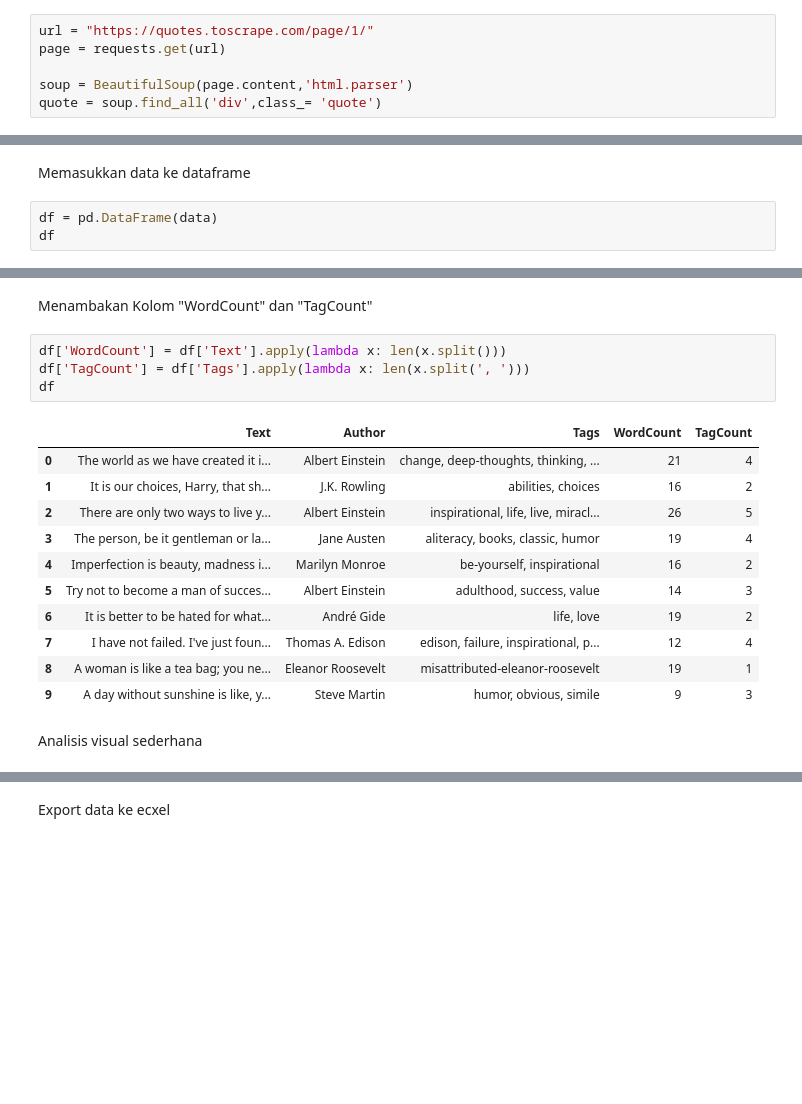
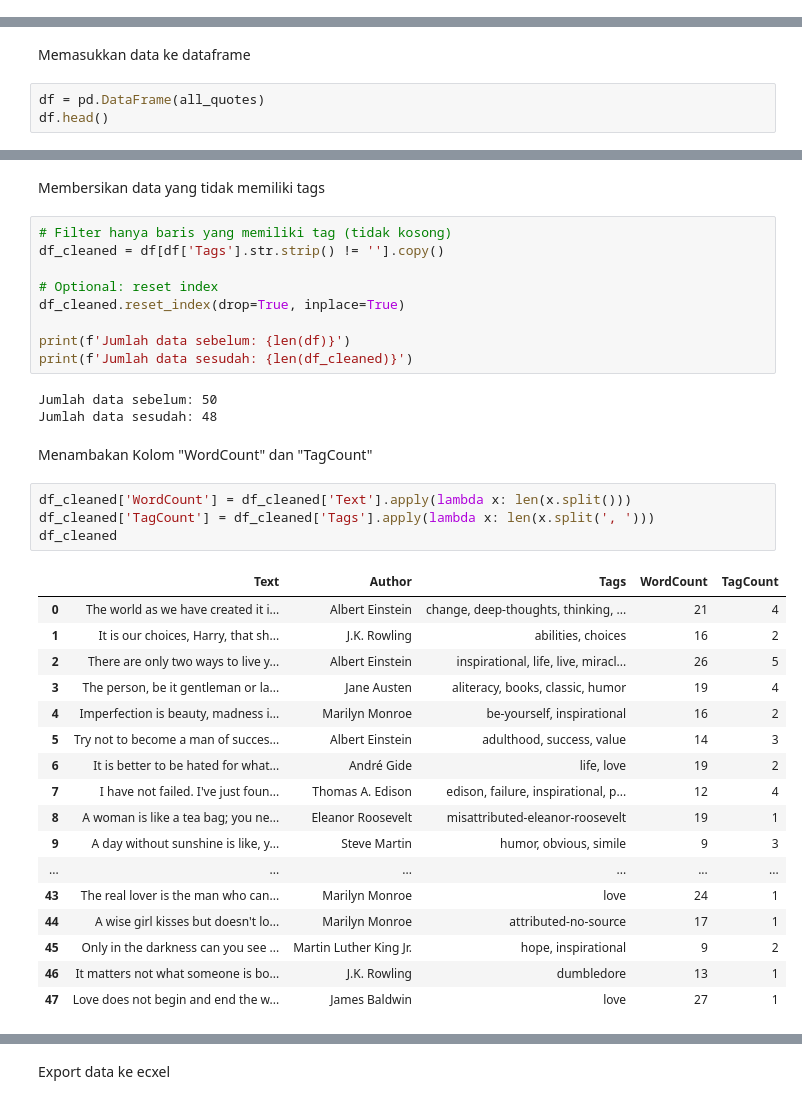
Before and after one commit to SiEggo/scraping, a Jupyter notebook: basic_scraping.ipynb, the cells around one changed output, grey strips where cells are left out. Cells and saved outputs as stored; diff of their text form; blank space fills up the shorter version.

```diff
--- a/basic_scraping.ipynb
+++ b/basic_scraping.ipynb
@@ -14,6 +14,0 @@ Memanggil data halaman web
-# %%
-url = "https://quotes.toscrape.com/page/1/"
-page = requests.get(url)
-
-soup = BeautifulSoup(page.content,'html.parser')
-quote = soup.find_all('div',class_= 'quote')
@@ -57,8 +37,8 @@ data
 # %% [markdown]
 Memasukkan data ke dataframe
 # %%
-df = pd.DataFrame(data)
-df
+df = pd.DataFrame(all_quotes)
+df.head()
 # %% [output]
 |  | Text | Author | Tags |
 | 0 | “The world as we have created it ... | Albert Einstein | change, deep-thoughts, thinking, ... |
@@ -111,20 +96,38 @@ df
+# %% [markdown]
+Membersikan data yang tidak memiliki tags
+# %%
+# Filter hanya baris yang memiliki tag (tidak kosong)
+df_cleaned = df[df['Tags'].str.strip() != ''].copy()
+
+# Optional: reset index
+df_cleaned.reset_index(drop=True, inplace=True)
+
+print(f'Jumlah data sebelum: {len(df)}')
+print(f'Jumlah data sesudah: {len(df_cleaned)}')
+# %% [output]
+Jumlah data sebelum: 50
+Jumlah data sesudah: 48
 # %% [markdown]
 Menambakan Kolom "WordCount" dan "TagCount"
 # %%
-df['WordCount'] = df['Text'].apply(lambda x: len(x.split()))
-df['TagCount'] = df['Tags'].apply(lambda x: len(x.split(', ')))
-df
+df_cleaned['WordCount'] = df_cleaned['Text'].apply(lambda x: len(x.split()))
+df_cleaned['TagCount'] = df_cleaned['Tags'].apply(lambda x: len(x.split(', ')))
+df_cleaned
 # %% [output]
 |  | Text | Author | Tags | WordCount | TagCount |
 | 0 | The world as we have created it i... | Albert Einstein | change, deep-thoughts, thinking, ... | 21 | 4 |
 | 1 | It is our choices, Harry, that sh... | J.K. Rowling | abilities, choices | 16 | 2 |
 | 2 | There are only two ways to live y... | Albert Einstein | inspirational, life, live, miracl... | 26 | 5 |
 | 3 | The person, be it gentleman or la... | Jane Austen | aliteracy, books, classic, humor | 19 | 4 |
 | 4 | Imperfection is beauty, madness i... | Marilyn Monroe | be-yourself, inspirational | 16 | 2 |
 | 5 | Try not to become a man of succes... | Albert Einstein | adulthood, success, value | 14 | 3 |
 | 6 | It is better to be hated for what... | André Gide | life, love | 19 | 2 |
 | 7 | I have not failed. I've just foun... | Thomas A. Edison | edison, failure, inspirational, p... | 12 | 4 |
 | 8 | A woman is like a tea bag; you ne... | Eleanor Roosevelt | misattributed-eleanor-roosevelt | 19 | 1 |
 | 9 | A day without sunshine is like, y... | Steve Martin | humor, obvious, simile | 9 | 3 |
+| ... | ... | ... | ... | ... | ... |
+| 43 | The real lover is the man who can... | Marilyn Monroe | love | 24 | 1 |
+| 44 | A wise girl kisses but doesn't lo... | Marilyn Monroe | attributed-no-source | 17 | 1 |
+| 45 | Only in the darkness can you see ... | Martin Luther King Jr. | hope, inspirational | 9 | 2 |
+| 46 | It matters not what someone is bo... | J.K. Rowling | dumbledore | 13 | 1 |
+| 47 | Love does not begin and end the w... | James Baldwin | love | 27 | 1 |
-# %% [markdown]
-Analisis visual sederhana
```
Also changed, not shown: parts of 23 cells of this notebook.
